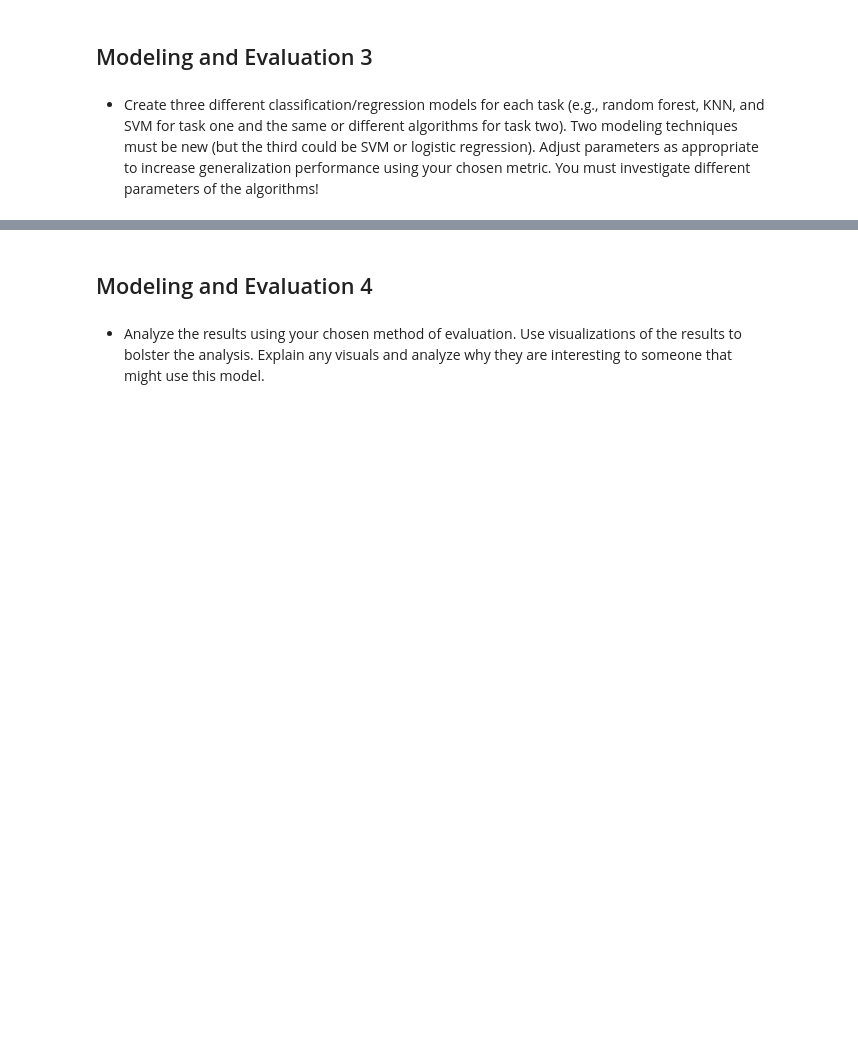
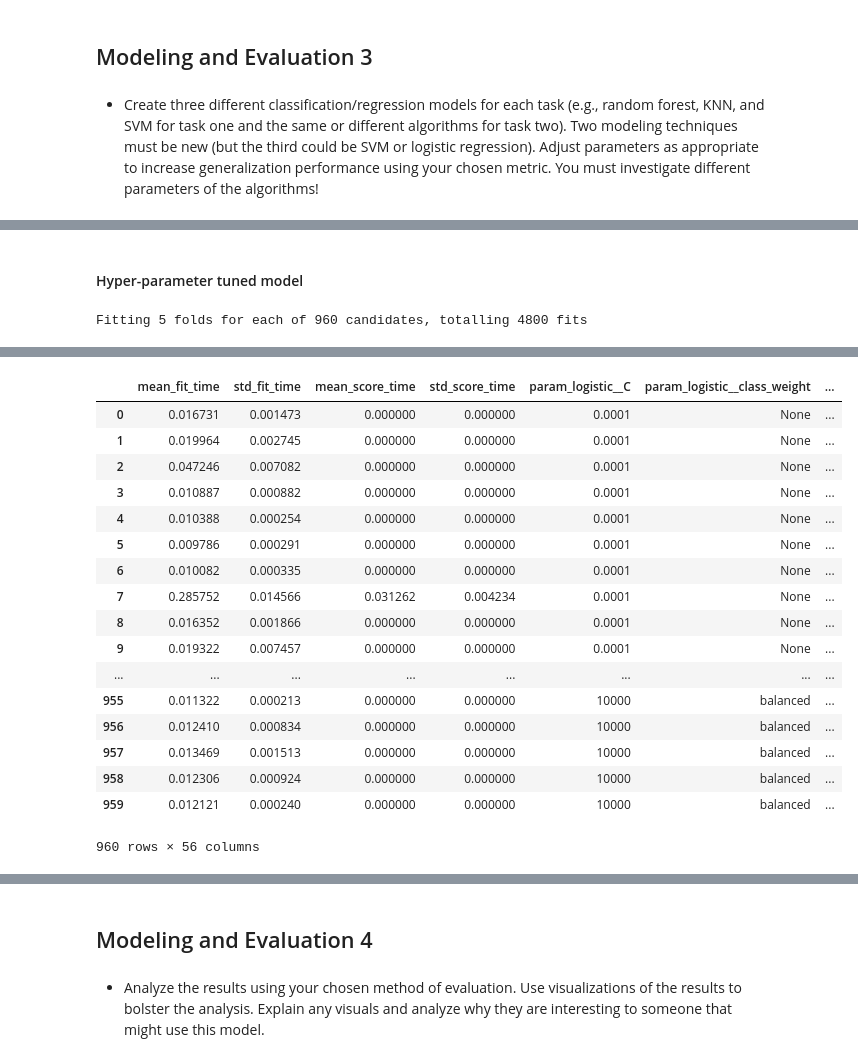
Before and after one commit to fastest-parrot/ml1-lab1, a Jupyter notebook: LAB2 SK.ipynb, the cells around one changed output, grey strips where cells are left out. Saved outputs shown, nothing was run; the diff lists cells and outputs as text; code cells hidden in the pictures; blank space fills up the shorter version.

```diff
--- a/LAB2 SK.ipynb
+++ b/LAB2 SK.ipynb
@@ -304,0 +378,32 @@ for trainidx, testidx in cv.split(features, target):
+# %% [markdown]
+#### Hyper-parameter tuned model
+# %%
+logistic = LogisticRegression(
+     max_iter=1000
+    ,fit_intercept=True # always fit an intercept term
+    ,n_jobs=-1 # use all processors
+)
+pipe = Pipeline(steps=[('logistic', logistic)])
+
+param_grid = [{
+    'logistic__C': np.logspace(-4, 4, 4),
+    'logistic__class_weight':[None, 'balanced'],
+    'logistic__penalty':['l1', 'l2','elasticnet', 'none'],
+    'logistic__multi_class':['auto', 'ovr', 'multinomial'],
+    'logistic__dual':[True, False],
+    'logistic__solver':['newton-cg', 'lbfgs', 'liblinear', 'sag', 'saga']
+}]
+
+clf = GridSearchCV(pipe
+                   , param_grid=param_grid
+                   , cv=cv
+                   , verbose=True
+                   , n_jobs=-1
+                   , scoring=scoring
+                   , refit='AUC'
+                   , error_score=0.0)
+best_clf = clf.fit(features_xform, target.values.ravel())
+pd.DataFrame(clf.cv_results_)
+pickle.dump(best_clf, open('best_logistic_cross_val_results.p', 'wb'))
+# %% [output]
+Fitting 5 folds for each of 960 candidates, totalling 4800 fits
@@ -304,0 +418,18 @@ for trainidx, testidx in cv.split(features, target):
+|  | mean_fit_time | std_fit_time | mean_score_time | std_score_time | param_logistic__C | param_logistic__class_weight | ... |
+| 0 | 0.016731 | 0.001473 | 0.000000 | 0.000000 | 0.0001 | None | ... |
+| 1 | 0.019964 | 0.002745 | 0.000000 | 0.000000 | 0.0001 | None | ... |
+| 2 | 0.047246 | 0.007082 | 0.000000 | 0.000000 | 0.0001 | None | ... |
+| 3 | 0.010887 | 0.000882 | 0.000000 | 0.000000 | 0.0001 | None | ... |
+| 4 | 0.010388 | 0.000254 | 0.000000 | 0.000000 | 0.0001 | None | ... |
+| 5 | 0.009786 | 0.000291 | 0.000000 | 0.000000 | 0.0001 | None | ... |
+| 6 | 0.010082 | 0.000335 | 0.000000 | 0.000000 | 0.0001 | None | ... |
+| 7 | 0.285752 | 0.014566 | 0.031262 | 0.004234 | 0.0001 | None | ... |
+| 8 | 0.016352 | 0.001866 | 0.000000 | 0.000000 | 0.0001 | None | ... |
+| 9 | 0.019322 | 0.007457 | 0.000000 | 0.000000 | 0.0001 | None | ... |
+| ... | ... | ... | ... | ... | ... | ... | ... |
+| 955 | 0.011322 | 0.000213 | 0.000000 | 0.000000 | 10000 | balanced | ... |
+| 956 | 0.012410 | 0.000834 | 0.000000 | 0.000000 | 10000 | balanced | ... |
+| 957 | 0.013469 | 0.001513 | 0.000000 | 0.000000 | 10000 | balanced | ... |
+| 958 | 0.012306 | 0.000924 | 0.000000 | 0.000000 | 10000 | balanced | ... |
+| 959 | 0.012121 | 0.000240 | 0.000000 | 0.000000 | 10000 | balanced | ... |
+960 rows × 56 columns
```
Also changed, not shown: parts of 20 cells of this notebook, 4 other files.
